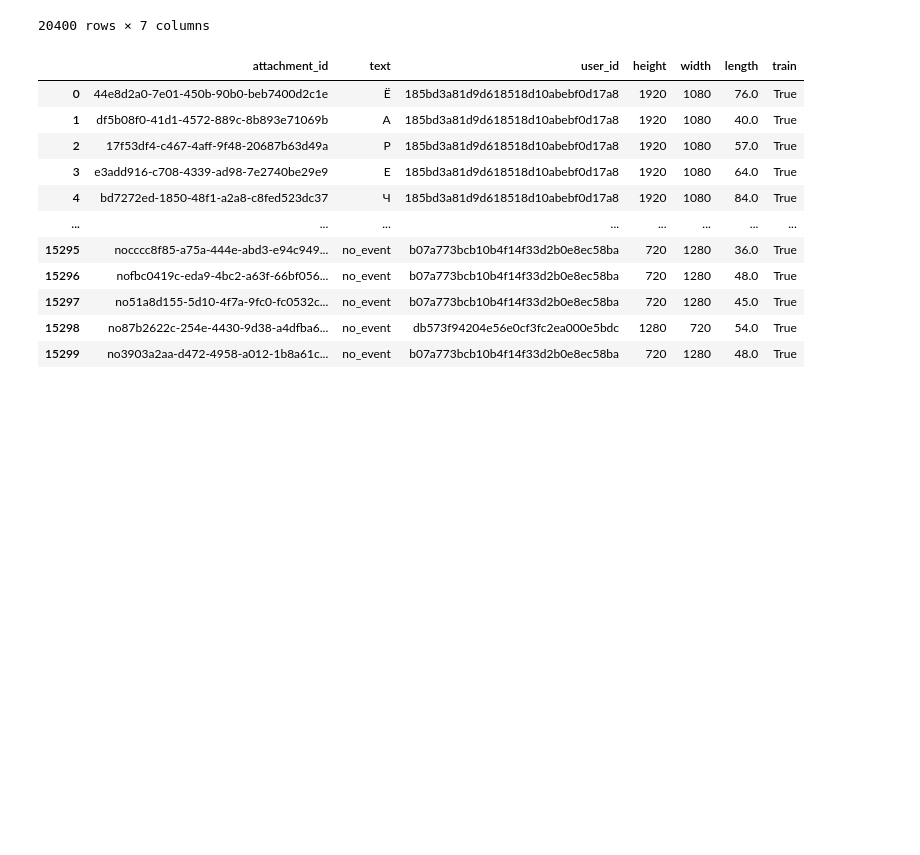
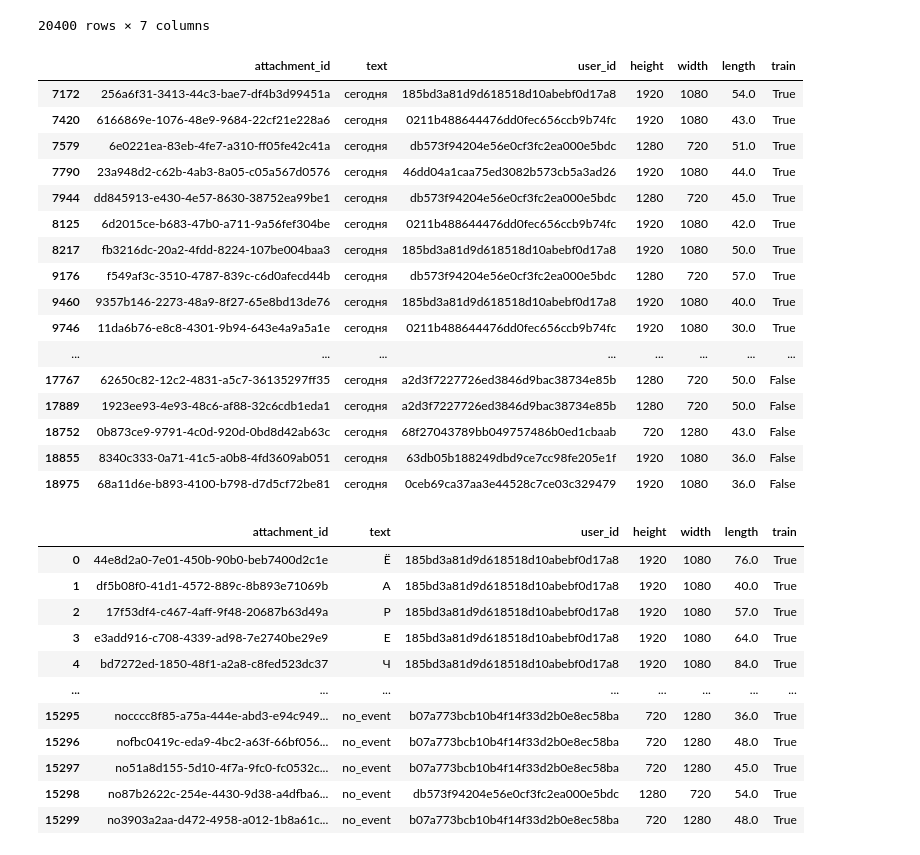
Before and after one commit to AlexKrachun/surdo, a Jupyter notebook: learn/learn-3-gesture2gloss.ipynb, the cells around one changed output. Cells and saved outputs as stored; diff of their text form; code cells hidden in the pictures; blank space fills up the shorter version.

```diff
--- a/learn/learn-3-gesture2gloss.ipynb
+++ b/learn/learn-3-gesture2gloss.ipynb
@@ -34,6 +34,26 @@ data
 | 20398 | no388a3f7c-3594-4332-bc78-b5b5319... | no_event | c80b4e57f158f28299b2a89694c42329 | 1920 | 1080 | 41.0 | False |
 | 20399 | no5393ec0c-85a4-4980-a2da-e842590... | no_event | 30eae85220a3d47b79b9955a08d31d63 | 1920 | 1080 | 32.0 | False |
 20400 rows × 7 columns
+# %%
+data[data['text'] == 'сегодня']
+# %% [output]
+|  | attachment_id | text | user_id | height | width | length | train |
+| 7172 | 256a6f31-3413-44c3-bae7-df4b3d99451a | сегодня | 185bd3a81d9d618518d10abebf0d17a8 | 1920 | 1080 | 54.0 | True |
+| 7420 | 6166869e-1076-48e9-9684-22cf21e228a6 | сегодня | 0211b488644476dd0fec656ccb9b74fc | 1920 | 1080 | 43.0 | True |
+| 7579 | 6e0221ea-83eb-4fe7-a310-ff05fe42c41a | сегодня | db573f94204e56e0cf3fc2ea000e5bdc | 1280 | 720 | 51.0 | True |
+| 7790 | 23a948d2-c62b-4ab3-8a05-c05a567d0576 | сегодня | 46dd04a1caa75ed3082b573cb5a3ad26 | 1920 | 1080 | 44.0 | True |
+| 7944 | dd845913-e430-4e57-8630-38752ea99be1 | сегодня | db573f94204e56e0cf3fc2ea000e5bdc | 1280 | 720 | 45.0 | True |
+| 8125 | 6d2015ce-b683-47b0-a711-9a56fef304be | сегодня | 0211b488644476dd0fec656ccb9b74fc | 1920 | 1080 | 42.0 | True |
+| 8217 | fb3216dc-20a2-4fdd-8224-107be004baa3 | сегодня | 185bd3a81d9d618518d10abebf0d17a8 | 1920 | 1080 | 50.0 | True |
+| 9176 | f549af3c-3510-4787-839c-c6d0afecd44b | сегодня | db573f94204e56e0cf3fc2ea000e5bdc | 1280 | 720 | 57.0 | True |
+| 9460 | 9357b146-2273-48a9-8f27-65e8bd13de76 | сегодня | 185bd3a81d9d618518d10abebf0d17a8 | 1920 | 1080 | 40.0 | True |
+| 9746 | 11da6b76-e8c8-4301-9b94-643e4a9a5a1e | сегодня | 0211b488644476dd0fec656ccb9b74fc | 1920 | 1080 | 30.0 | True |
+| ... | ... | ... | ... | ... | ... | ... | ... |
+| 17767 | 62650c82-12c2-4831-a5c7-36135297ff35 | сегодня | a2d3f7227726ed3846d9bac38734e85b | 1280 | 720 | 50.0 | False |
+| 17889 | 1923ee93-4e93-48c6-af88-32c6cdb1eda1 | сегодня | a2d3f7227726ed3846d9bac38734e85b | 1280 | 720 | 50.0 | False |
+| 18752 | 0b873ce9-9791-4c0d-920d-0bd8d42ab63c | сегодня | 68f27043789bb049757486b0ed1cbaab | 720 | 1280 | 43.0 | False |
+| 18855 | 8340c333-0a71-41c5-a0b8-4fd3609ab051 | сегодня | 63db05b188249dbd9ce7cc98fe205e1f | 1920 | 1080 | 36.0 | False |
+| 18975 | 68a11d6e-b893-4100-b798-d7d5cf72be81 | сегодня | 0ceb69ca37aa3e44528c7ce03c329479 | 1920 | 1080 | 36.0 | False |
 # %%
 train_data = data[data['train']]
 # %%
```
Also changed, not shown: parts of 1 cell of this notebook, 1 other file.
